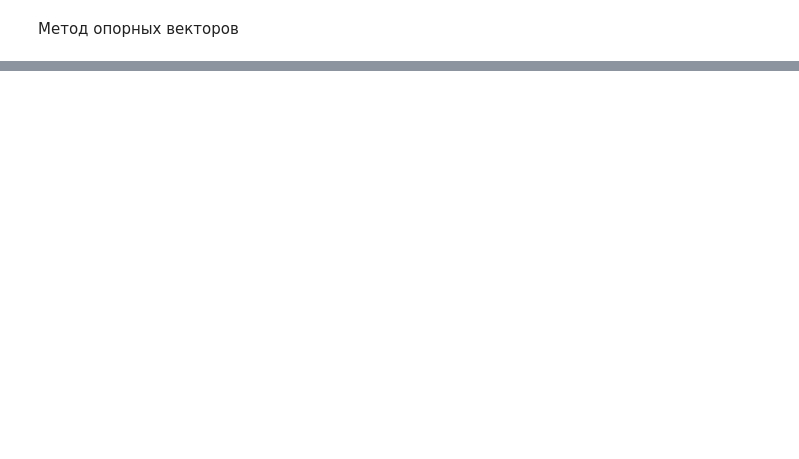
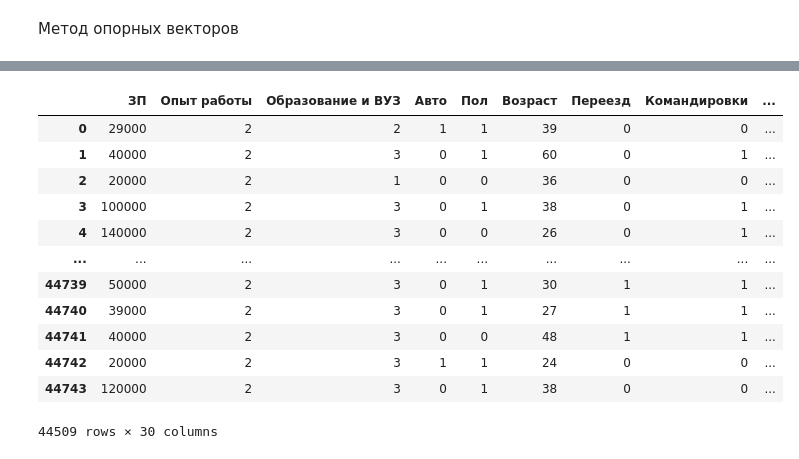
Before and after one commit to mrJimed/hh_dataset, a Jupyter notebook: hh_dataset.ipynb, the cells around one changed output, grey strips where cells are left out. Drawn from its saved outputs; the diff is of its cells as text; code cells hidden in the pictures; blank space fills up the shorter version.

```diff
--- a/hh_dataset.ipynb
+++ b/hh_dataset.ipynb
@@ -903,0 +1134,11 @@ results_df
+# %%
+# Выбираем значение K
+selected_k = 9
+
+# Создаем и обучаем модель KMeans
+kmeans_final = KMeans(n_clusters=selected_k, random_state=42)
+kmeans_final.fit(X_scaled)
+
+X_clustered = df.copy()
+X_clustered['Cluster'] = kmeans_final.labels_
+print(X_clustered['Cluster'].unique())
@@ -903,0 +1171,25 @@ results_df
+# %%
+# Выбираем значение K
+selected_k = 9
+
+# Создаем и обучаем модель KMeans
+kmeans_final = KMeans(n_clusters=selected_k, random_state=42)
+kmeans_final.fit(X_scaled)
+
+X_clustered = df.copy()
+X_clustered['Cluster'] = kmeans_final.labels_
+X_clustered
+# %% [output]
+|  | ЗП | Опыт работы | Образование и ВУЗ | Авто | Пол | Возраст | Переезд | Командировки | ... |
+| 0 | 29000 | 2 | 2 | 1 | 1 | 39 | 0 | 0 | ... |
+| 1 | 40000 | 2 | 3 | 0 | 1 | 60 | 0 | 1 | ... |
+| 2 | 20000 | 2 | 1 | 0 | 0 | 36 | 0 | 0 | ... |
+| 3 | 100000 | 2 | 3 | 0 | 1 | 38 | 0 | 1 | ... |
+| 4 | 140000 | 2 | 3 | 0 | 0 | 26 | 0 | 1 | ... |
+| ... | ... | ... | ... | ... | ... | ... | ... | ... | ... |
+| 44739 | 50000 | 2 | 3 | 0 | 1 | 30 | 1 | 1 | ... |
+| 44740 | 39000 | 2 | 3 | 0 | 1 | 27 | 1 | 1 | ... |
+| 44741 | 40000 | 2 | 3 | 0 | 0 | 48 | 1 | 1 | ... |
+| 44742 | 20000 | 2 | 3 | 1 | 1 | 24 | 0 | 0 | ... |
+| 44743 | 120000 | 2 | 3 | 0 | 1 | 38 | 0 | 0 | ... |
+44509 rows × 30 columns
```
Also changed, not shown: parts of 22 cells of this notebook.
